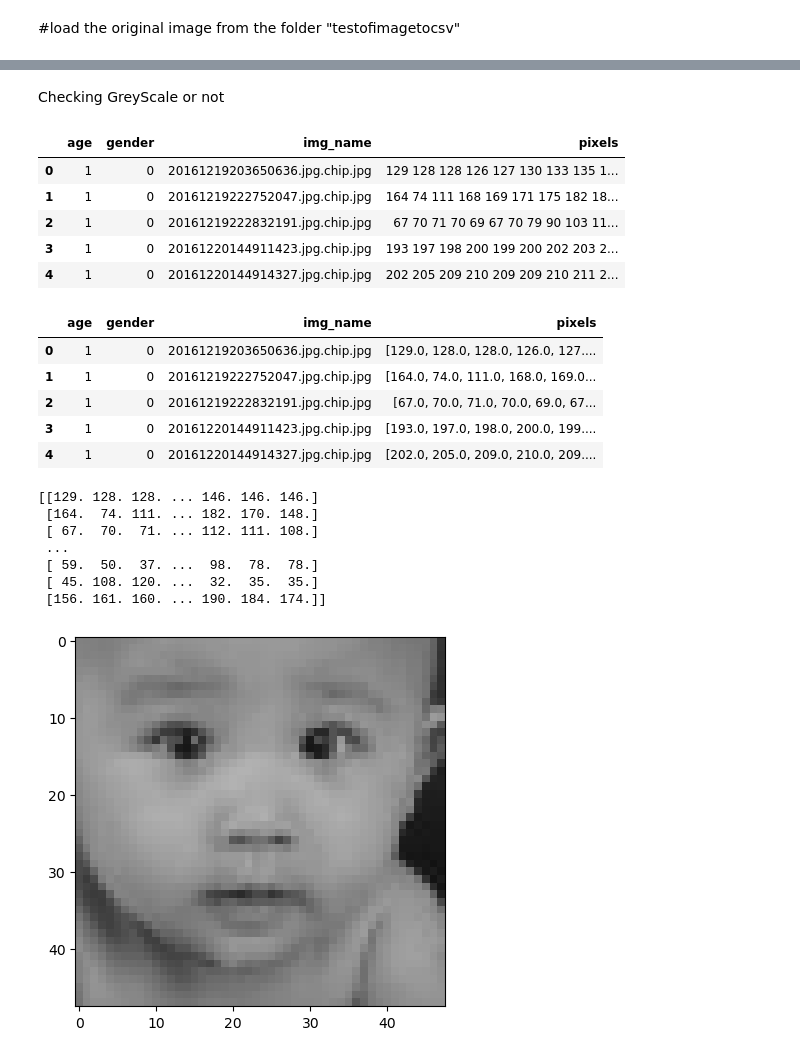
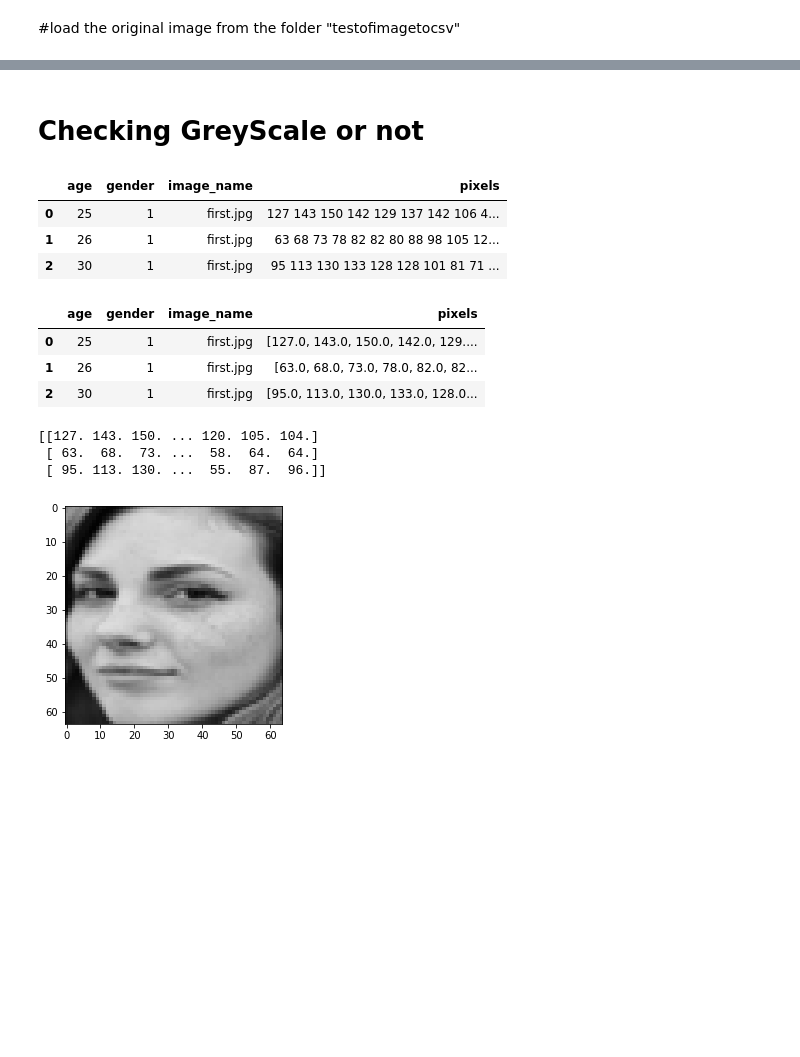
Before and after one commit to Uramud/age-and-gender-detection, a Jupyter notebook: convert_to_dataset/Converting-images-to-csv-format.ipynb, the cells around one changed output, grey strips where cells are left out. Drawn from its saved outputs; the diff is of its cells as text; code cells hidden in the pictures; blank space fills up the shorter version.

```diff
--- a/convert_to_dataset/Converting-images-to-csv-format.ipynb
+++ b/convert_to_dataset/Converting-images-to-csv-format.ipynb
@@ -5,4 +5,6 @@ import os, os.path,time
 import csv
 import matplotlib.pyplot as plt
 import numpy as np
+# %%
+Dimension = 64
 # %%
@@ -84,44 +103,37 @@ df.head()
 # %% [markdown]
-Checking GreyScale or not
+# Checking GreyScale or not
 # %%
-data=pd.read_csv("../dataset/age_gender.csv")
+# data=pd.read_csv("../dataset/age_gender.csv")
+data=pd.read_csv("../convert_to_dataset/dataset.csv")
 data.head()
 # %% [output]
-|  | age | gender | img_name | pixels |
-| 0 | 1 | 0 | 20161219203650636.jpg.chip.jpg | 129 128 128 126 127 130 133 135 1... |
-| 1 | 1 | 0 | 20161219222752047.jpg.chip.jpg | 164 74 111 168 169 171 175 182 18... |
-| 2 | 1 | 0 | 20161219222832191.jpg.chip.jpg | 67 70 71 70 69 67 70 79 90 103 11... |
-| 3 | 1 | 0 | 20161220144911423.jpg.chip.jpg | 193 197 198 200 199 200 202 203 2... |
-| 4 | 1 | 0 | 20161220144914327.jpg.chip.jpg | 202 205 209 210 209 209 210 211 2... |
+|  | age | gender | image_name | pixels |
+| 0 | 25 | 1 | first.jpg | 127 143 150 142 129 137 142 106 4... |
+| 1 | 26 | 1 | first.jpg | 63 68 73 78 82 82 80 88 98 105 12... |
+| 2 | 30 | 1 | first.jpg | 95 113 130 133 128 128 101 81 71 ... |
 # %%
 #convert pixels into numpy array
 data['pixels']=data['pixels'].apply(lambda x: np.array(x.split(), dtype="float32"))
 data.head()
 # %% [output]
-|  | age | gender | img_name | pixels |
-| 0 | 1 | 0 | 20161219203650636.jpg.chip.jpg | [129.0, 128.0, 128.0, 126.0, 127.... |
-| 1 | 1 | 0 | 20161219222752047.jpg.chip.jpg | [164.0, 74.0, 111.0, 168.0, 169.0... |
-| 2 | 1 | 0 | 20161219222832191.jpg.chip.jpg | [67.0, 70.0, 71.0, 70.0, 69.0, 67... |
-| 3 | 1 | 0 | 20161220144911423.jpg.chip.jpg | [193.0, 197.0, 198.0, 200.0, 199.... |
-| 4 | 1 | 0 | 20161220144914327.jpg.chip.jpg | [202.0, 205.0, 209.0, 210.0, 209.... |
+|  | age | gender | image_name | pixels |
+| 0 | 25 | 1 | first.jpg | [127.0, 143.0, 150.0, 142.0, 129.... |
+| 1 | 26 | 1 | first.jpg | [63.0, 68.0, 73.0, 78.0, 82.0, 82... |
+| 2 | 30 | 1 | first.jpg | [95.0, 113.0, 130.0, 133.0, 128.0... |
 # %%
 X = np.array(data['pixels'].tolist())
 print(X)
 # %% [output]
-[[129. 128. 128. ... 146. 146. 146.]
- [164.  74. 111. ... 182. 170. 148.]
- [ 67.  70.  71. ... 112. 111. 108.]
- ...
- [ 59.  50.  37. ...  98.  78.  78.]
- [ 45. 108. 120. ...  32.  35.  35.]
- [156. 161. 160. ... 190. 184. 174.]]
+[[127. 143. 150. ... 120. 105. 104.]
+ [ 63.  68.  73. ...  58.  64.  64.]
+ [ 95. 113. 130. ...  55.  87.  96.]]
 # %%
-data = np.reshape(X[0], (48, 48))
-data = im.fromarray(data)
+data = np.reshape(X[0], (Dimension, Dimension))
+data = Image.fromarray(data)
 imgg = plt.imshow(data)
 plt.show(imgg)
 # # saving the final output
 # # as a PNG file
 # data.save('greyOrnot.png')
 # %% [output]
-[figure, old version]
+[figure, new version]
```
Also changed, not shown: parts of 6 cells of this notebook, 9 other files.
